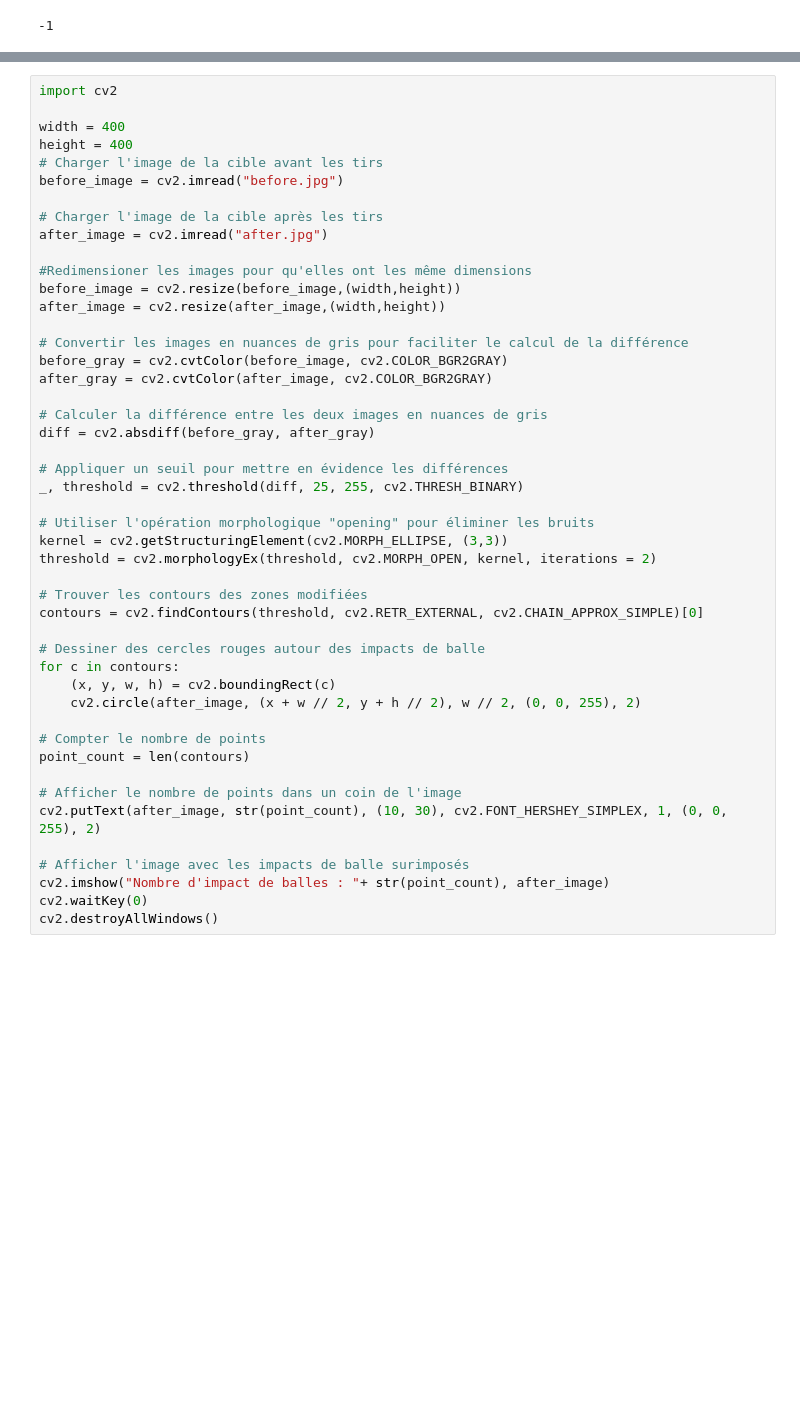
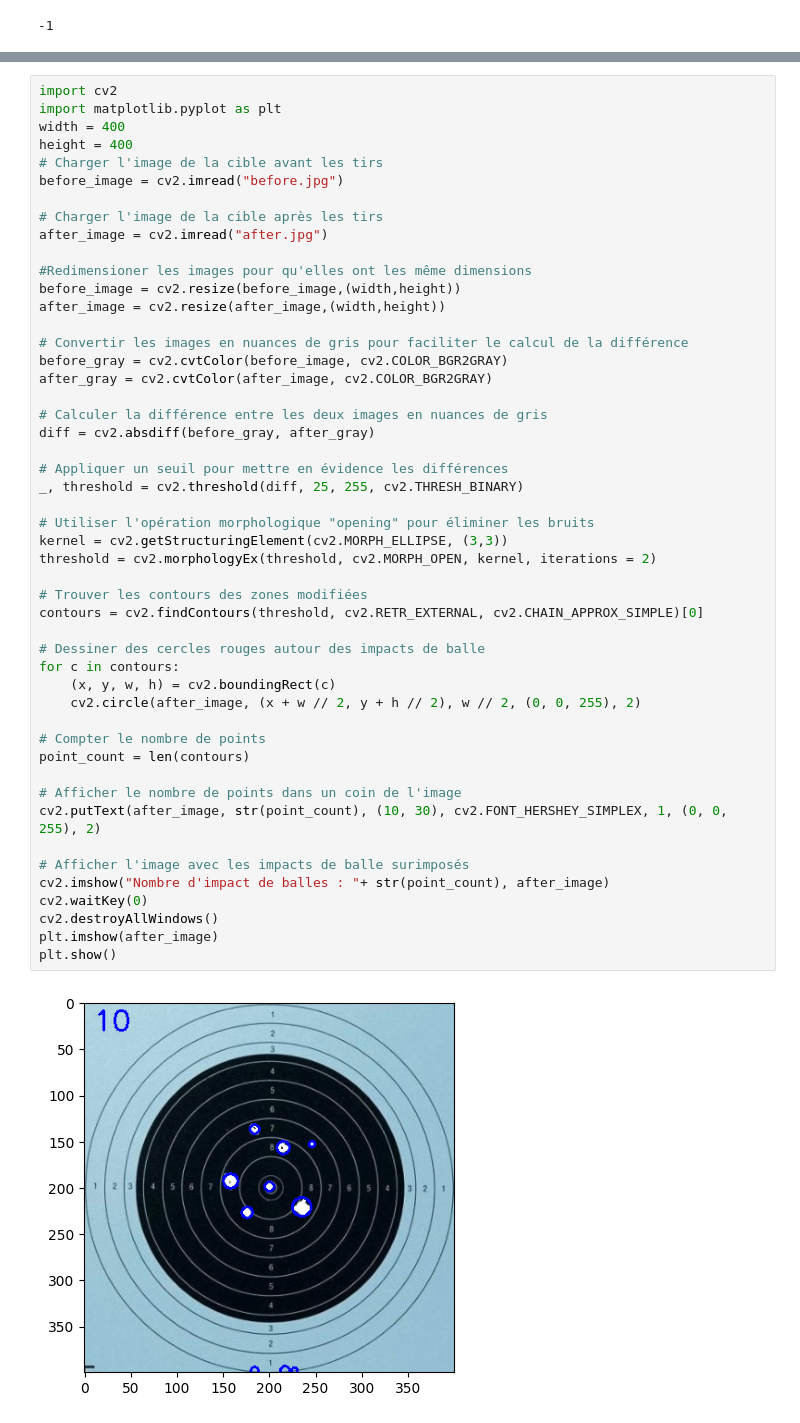
Before and after one commit to d4nm0/RiffleTargetCount, a Jupyter notebook: test.ipynb, the cells around one changed output, grey strips where cells are left out. Drawn from its saved outputs; the diff is of its cells as text; blank space fills up the shorter version.

```diff
--- a/test.ipynb
+++ b/test.ipynb
@@ -150,6 +154,6 @@ cv2.destroyAllWindows()
 # %%
 import cv2
-
+import matplotlib.pyplot as plt
 width = 400
 height = 400
 # Charger l'image de la cible avant les tirs
@@ -167,32 +171,36 @@ before_gray = cv2.cvtColor(before_image, cv2.COLOR_BGR2GRAY)
 after_gray = cv2.cvtColor(after_image, cv2.COLOR_BGR2GRAY)
 
 # Calculer la différence entre les deux images en nuances de gris
 diff = cv2.absdiff(before_gray, after_gray)
 
 # Appliquer un seuil pour mettre en évidence les différences
 _, threshold = cv2.threshold(diff, 25, 255, cv2.THRESH_BINARY)
 
 # Utiliser l'opération morphologique "opening" pour éliminer les bruits
 kernel = cv2.getStructuringElement(cv2.MORPH_ELLIPSE, (3,3))
 threshold = cv2.morphologyEx(threshold, cv2.MORPH_OPEN, kernel, iterations = 2)
 
 # Trouver les contours des zones modifiées
 contours = cv2.findContours(threshold, cv2.RETR_EXTERNAL, cv2.CHAIN_APPROX_SIMPLE)[0]
 
 # Dessiner des cercles rouges autour des impacts de balle
 for c in contours:
     (x, y, w, h) = cv2.boundingRect(c)
     cv2.circle(after_image, (x + w // 2, y + h // 2), w // 2, (0, 0, 255), 2)
 
 # Compter le nombre de points
 point_count = len(contours)
 
 # Afficher le nombre de points dans un coin de l'image
 cv2.putText(after_image, str(point_count), (10, 30), cv2.FONT_HERSHEY_SIMPLEX, 1, (0, 0, 255), 2)
 
 # Afficher l'image avec les impacts de balle surimposés
 cv2.imshow("Nombre d'impact de balles : "+ str(point_count), after_image)
 cv2.waitKey(0)
 cv2.destroyAllWindows()
+plt.imshow(after_image)
+plt.show()
+# %% [output]
+[figure, added]
 # %%
 import cv2
```
Also changed, not shown: parts of 2 cells of this notebook.
